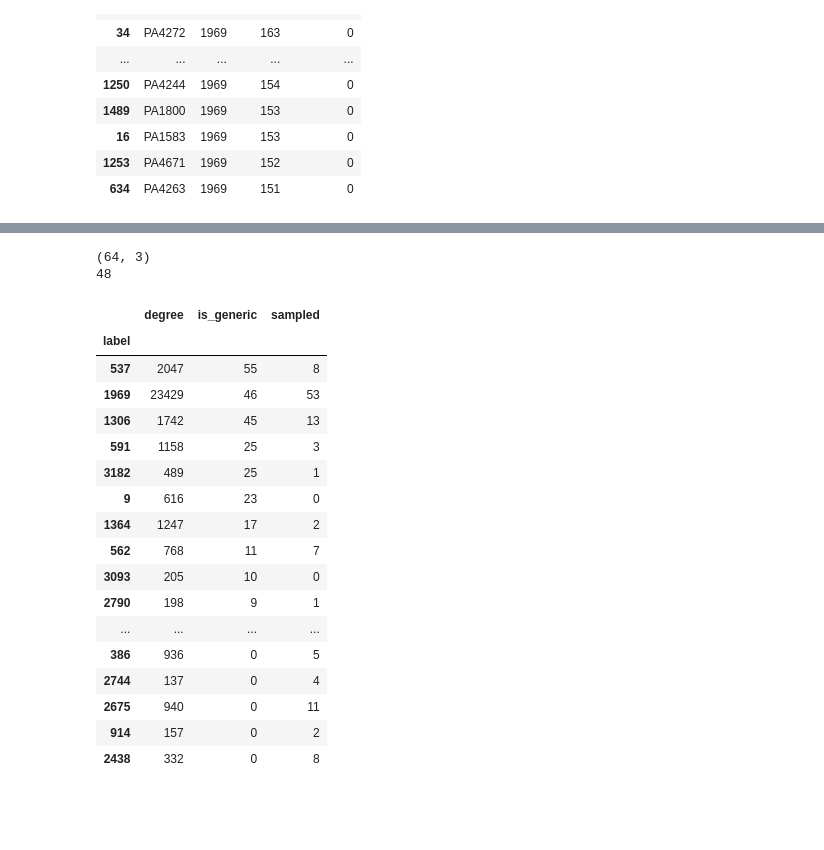
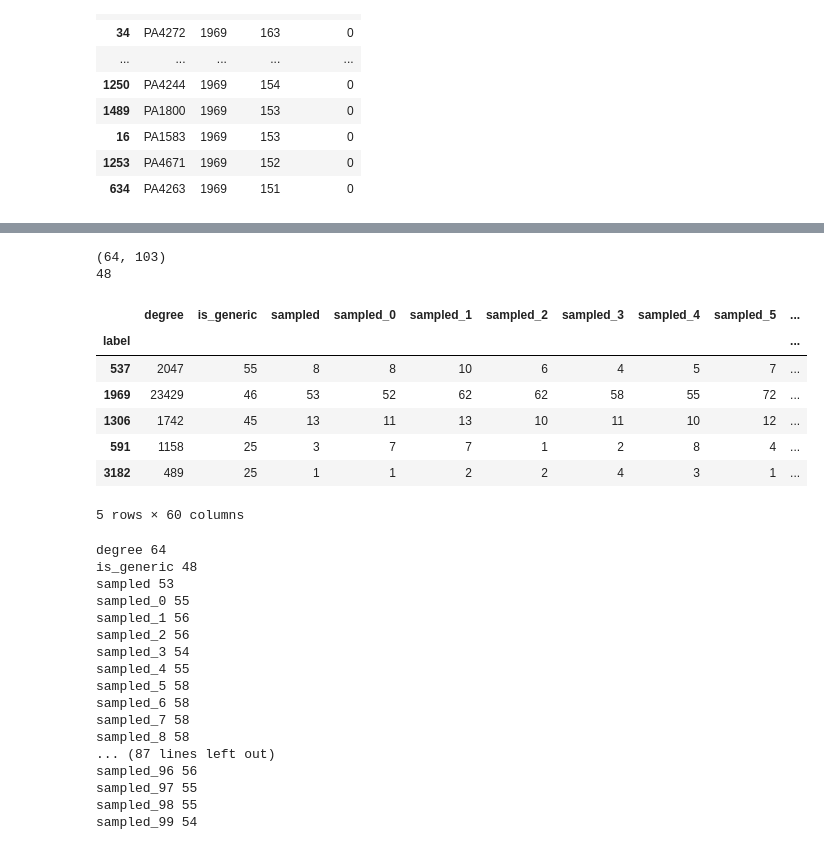
Before and after one commit to greenelab/generic-expression-patterns, a Jupyter notebook: network_analysis/community_detection.ipynb, the cells around one changed output, grey strips where cells are left out. Cells and saved outputs as stored; diff of their text form; code cells hidden in the pictures; blank space fills up the shorter version.

```diff
--- a/network_analysis/community_detection.ipynb
+++ b/network_analysis/community_detection.ipynb
@@ -142,6 +115,9 @@ print(s_degrees[-20:])
 # %%
-# add sampled genes to labels df
-sampled = [1 if g in s_nodes else 0 for g in labels_df.gene]
-labels_df['sampled'] = sampled
-labels_df.sort_values(by='degree', ascending=False).head(20)
+# sample a few times and add results to df
+for it in range(100):
+    s_nodes, s_degrees, __ = sample_degree_matched(nodes, degrees, is_generic, num_bins=50)
+    sampled = [1 if g in s_nodes else 0 for g in labels_df.gene]
+    labels_df['sampled_{}'.format(it)] = sampled
+
+labels_df.sort_values(by='degree', ascending=False).iloc[:5, :20]
 # %% [output]
@@ -165,26 +130,40 @@ labels_df.sort_values(by='degree', ascending=False).head(20)
 # %%
 generic_count_df = labels_df.groupby('label').sum()
 print(generic_count_df.shape)
 print(np.count_nonzero(generic_count_df.is_generic))
-generic_count_df.sort_values(by='is_generic', ascending=False).head(60)
+generic_count_df.sort_values(by='is_generic', ascending=False).iloc[:5, :60]
 # %% [output]
-(64, 3)
+(64, 103)
 48
-|  | degree | is_generic | sampled |
-| label |  |  |  |
-| 537 | 2047 | 55 | 8 |
-| 1969 | 23429 | 46 | 53 |
-| 1306 | 1742 | 45 | 13 |
-| 591 | 1158 | 25 | 3 |
-| 3182 | 489 | 25 | 1 |
-| 9 | 616 | 23 | 0 |
-| 1364 | 1247 | 17 | 2 |
-| 562 | 768 | 11 | 7 |
-| 3093 | 205 | 10 | 0 |
-| 2790 | 198 | 9 | 1 |
-| ... | ... | ... | ... |
-| 386 | 936 | 0 | 5 |
-| 2744 | 137 | 0 | 4 |
-| 2675 | 940 | 0 | 11 |
-| 914 | 157 | 0 | 2 |
-| 2438 | 332 | 0 | 8 |
+|  | degree | is_generic | sampled | sampled_0 | sampled_1 | sampled_2 | sampled_3 | sampled_4 | sampled_5 | ... |
+| label |  |  |  |  |  |  |  |  |  | ... |
+| 537 | 2047 | 55 | 8 | 8 | 10 | 6 | 4 | 5 | 7 | ... |
+| 1969 | 23429 | 46 | 53 | 52 | 62 | 62 | 58 | 55 | 72 | ... |
+| 1306 | 1742 | 45 | 13 | 11 | 13 | 10 | 11 | 10 | 12 | ... |
+| 591 | 1158 | 25 | 3 | 7 | 7 | 1 | 2 | 8 | 4 | ... |
+| 3182 | 489 | 25 | 1 | 1 | 2 | 2 | 4 | 3 | 1 | ... |
+5 rows × 60 columns
+# %%
+sampled_counts = []
+for col in generic_count_df.columns:
+    print(col, np.count_nonzero(generic_count_df[col]))
+    if col.startswith('sampled'):
+        sampled_counts.append(np.count_nonzero(generic_count_df[col]))
+# %% [output]
+degree 64
+is_generic 48
+sampled 53
+sampled_0 55
+sampled_1 56
+sampled_2 56
+sampled_3 54
+sampled_4 55
+sampled_5 58
+sampled_6 58
+sampled_7 58
+sampled_8 58
+... (87 lines left out)
+sampled_96 56
+sampled_97 55
+sampled_98 55
+sampled_99 54
```
Also changed, not shown: parts of 4 cells of this notebook.
